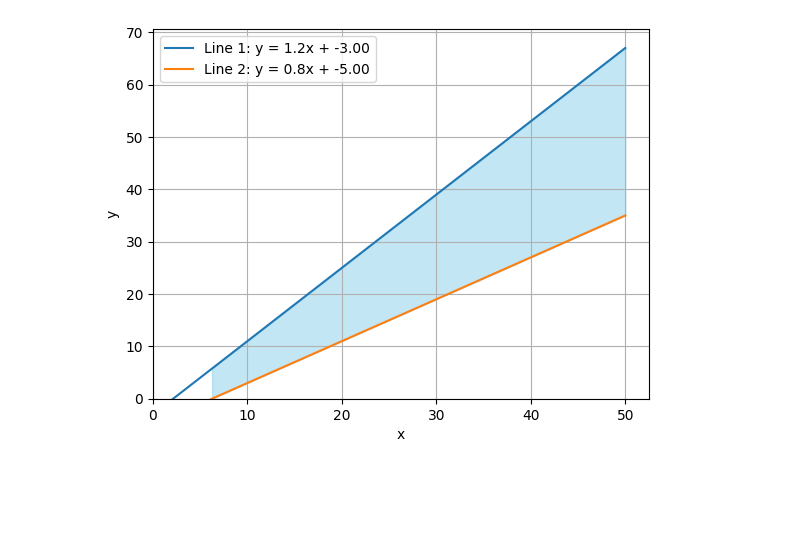
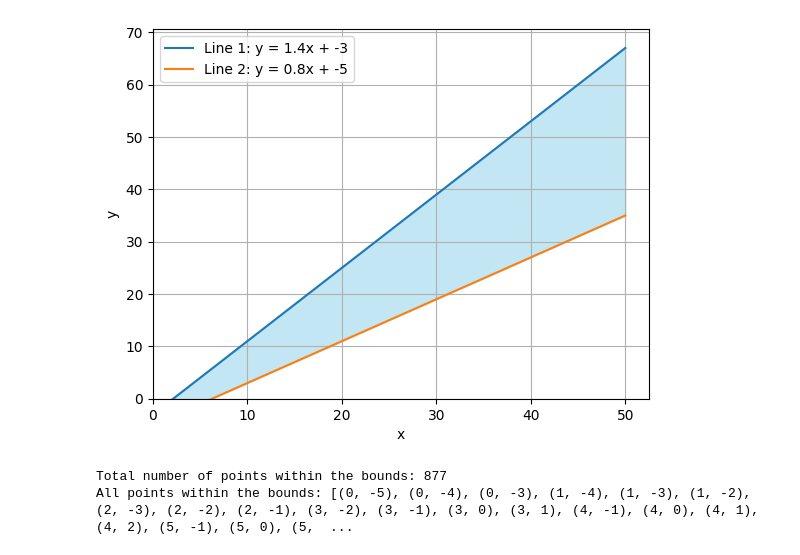
Before and after one commit to K1zum1/radmc3d-sliced-cone-simulation, a Jupyter notebook: cone.ipynb, the cells around one changed output. Cells and saved outputs as stored; diff of their text form; code cells hidden in the pictures; blank space fills up the shorter version.

Commit message:
fixed line segment issue, proper heatmap

```diff
--- a/cone.ipynb
+++ b/cone.ipynb
@@ -5,36 +1,55 @@ import matplotlib.pyplot as plt
 # %%
+import numpy as np
+import matplotlib.pyplot as plt
+
 def plot_filled_area_between_lines(c1, c2, x_range=(0, 50)):
-
     m1 = 1.4
     m2 = 0.8
-
-
     x_values = np.linspace(x_range[0], x_range[1], 400)
-
-
     y1 = m1 * x_values + c1
     y2 = m2 * x_values + c2
 
+    plt.plot(x_values, y1, label=f'Line 1: y = {m1}x + {c1}')
+    plt.plot(x_values, y2, label=f'Line 2: y = {m2}x + {c2}')
 
-    plt.plot(x_values, y1, label='Line 1: y = 1.2x + {:.2f}'.format(c1))
-    plt.plot(x_values, y2, label='Line 2: y = 0.8x + {:.2f}'.format(c2))
-
-
-    plt.fill_between(x_values, y1, y2, where=(y1>y2) & (y1>0) & (y2>0), color='skyblue', alpha=0.5)
-    plt.fill_between(x_values, y1, y2, where=(y2>y1) & (y1>0) & (y2>0), color='skyblue', alpha=0.5)
+    plt.fill_between(x_values, y1, y2, where=(y1 >= y2) & ((y1 >= 0) | (y2 >= 0)), color='skyblue', alpha=0.5)
+    plt.fill_between(x_values, y1, y2, where=(y2 >= y1) & ((y1 >= 0) | (y2 >= 0)), color='skyblue', alpha=0.5)
 
 
     plt.xlabel('x')
     plt.ylabel('y')
     plt.legend()
     plt.grid(True)
-
     plt.xlim(left=0)
     plt.ylim(bottom=0)
-
     plt.show()
 
+def points_within_bounds(c1, c2, x_range=(0, 50), m1=1.4, m2=0.8):
+    points = []
 
-plot_filled_area_between_lines(c1=-3, c2=-5)
+    for x in range(x_range[0], x_range[1] + 1):
+        y1 = m1 * x + c1
+        y2 = m2 * x + c2
+        lower_bound = min(y1, y2)
+        upper_bound = max(y1, y2)
+
+        for y in range(int(np.floor(lower_bound)), int(np.ceil(upper_bound)) + 1):
+            if lower_bound <= y <= upper_bound:
+                points.append((x, y))
+
+    return points
+
+
+c1 = -3
+c2 = -5
+plot_filled_area_between_lines(c1, c2)
+
+all_points = points_within_bounds(c1, c2)
+print(f"Total number of points within the bounds: {len(all_points)}")
+
+
+print(f"All points within the bounds: {all_points}")
 # %% [output]
-[figure, old version]
+[figure, new version]
+Total number of points within the bounds: 877
+All points within the bounds: [(0, -5), (0, -4), (0, -3), (1, -4), (1, -3), (1, -2), (2, -3), (2, -2), (2, -1), (3, -2), (3, -1), (3, 0), (3, 1), (4, -1), (4, 0), (4, 1), (4, 2), (5, -1), (5, 0), (5,  ...
```
Also changed, not shown: parts of 6 cells of this notebook.
